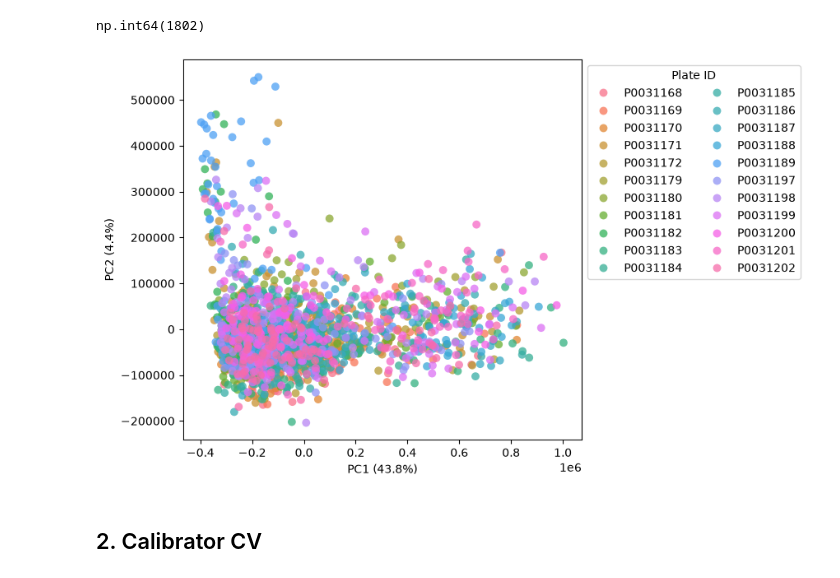
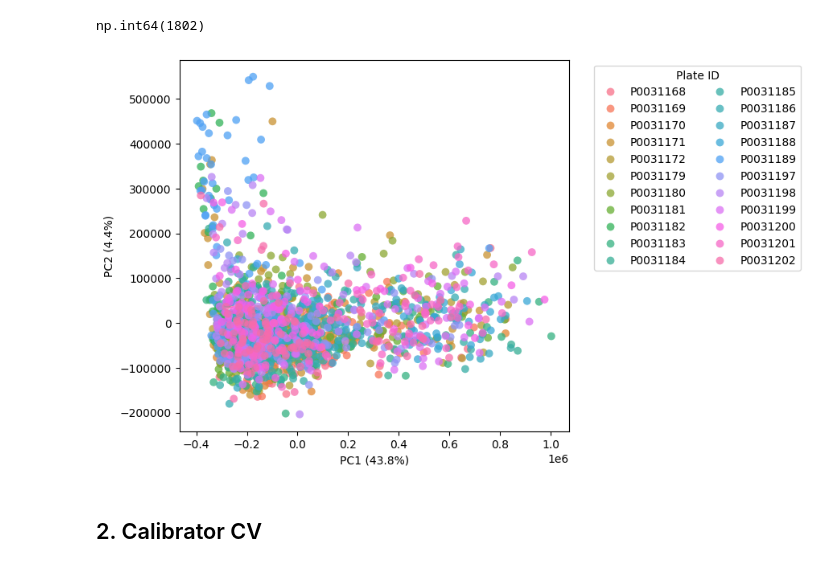
Before and after one commit to AnthonyOfSeattle/domino-somascan-pipeline, a Jupyter notebook: notebooks/2026_09_01_qc_functionality.ipynb, the cells around one changed output. Saved outputs shown, nothing was run; the diff lists cells and outputs as text; code cells hidden in the pictures.

```diff
--- a/notebooks/2026_09_01_qc_functionality.ipynb
+++ b/notebooks/2026_09_01_qc_functionality.ipynb
@@ -69,26 +74,31 @@ X = pca.fit_transform(measurements_wide_filtered)
 # %%
 fig = plt.figure(figsize = [6.25, 6])
 
 ax = sns.scatterplot(
     x = X[:, 0],
     y = X[:, 1],
     hue = measurements_wide_filtered.reset_index().PlateId,
     s = 50,
     linewidth = 0,
     alpha = .75
 )
 
-ax.legend(title = "Plate ID", ncol=2, bbox_to_anchor=(1, 1))
+ax.legend(
+    title = "Plate ID",
+    ncol=2,
+    bbox_to_anchor=(1.05, 1),
+    loc='upper left'
+)
 ax.set_xlabel(
     f"PC1 ({pca.explained_variance_ratio_[0]*100:.1f}%)"
 )
 ax.set_ylabel(
     f"PC2 ({pca.explained_variance_ratio_[1]*100:.1f}%)"
 )
 
 plt.show()
 # %% [output]
-[figure, old version]
+[figure, new version]
 # %% [markdown]
 ## 2. Calibrator CV
 # %%
```
Also changed, not shown: parts of 2 cells of this notebook, 1 other file.
